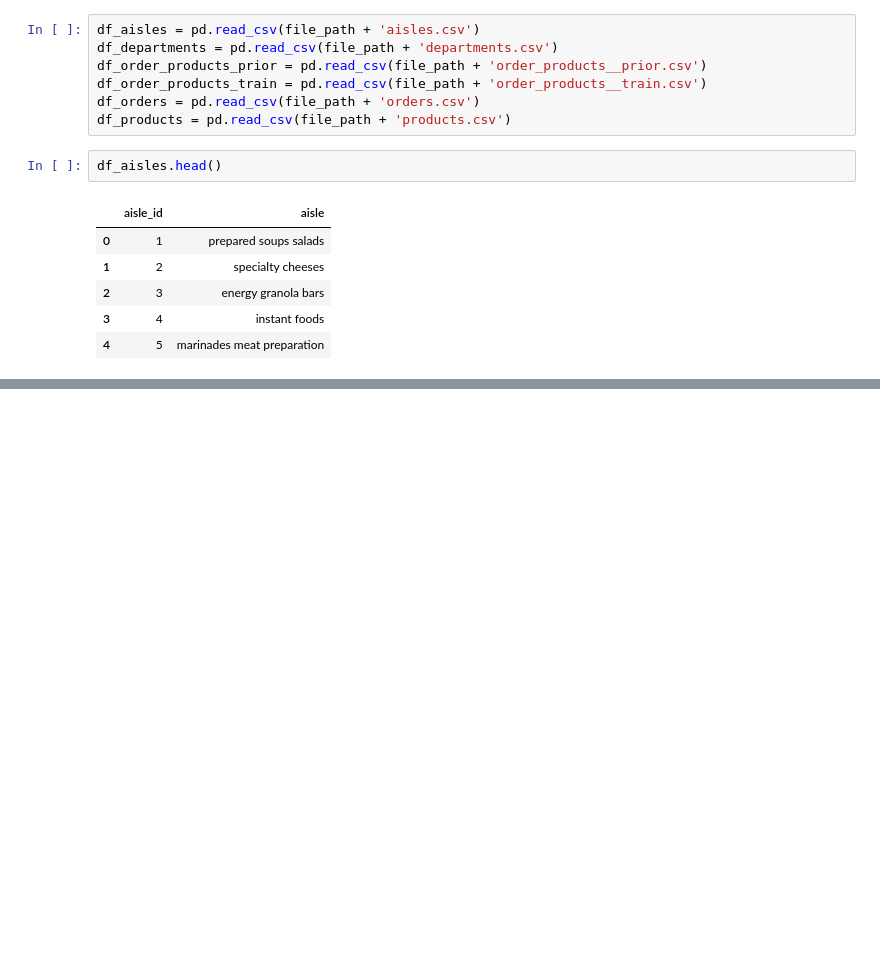
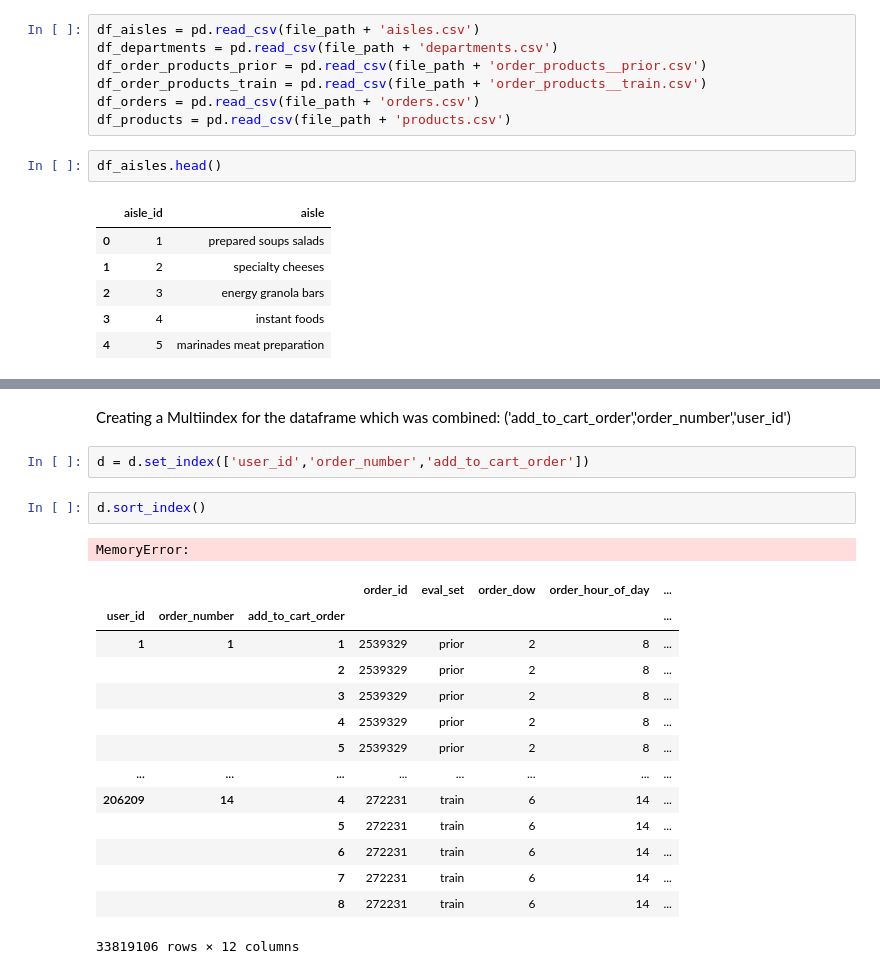
Before and after one commit to annmaryksebastian/255-Project, a Jupyter notebook: project.ipynb, the cells around one changed output, grey strips where cells are left out. Cells and saved outputs as stored; diff of their text form; blank space fills up the shorter version.

```diff
--- a/project.ipynb
+++ b/project.ipynb
@@ -32,0 +271,22 @@ df_aisles.head()
+# %% [markdown]
+Creating a Multiindex for the dataframe which was combined: ('add_to_cart_order','order_number','user_id')
+# %%
+d = d.set_index(['user_id','order_number','add_to_cart_order'])
+# %%
+d.sort_index()
+# %% [output]
+MemoryError:
+|  |  |  | order_id | eval_set | order_dow | order_hour_of_day | ... |
+| user_id | order_number | add_to_cart_order |  |  |  |  | ... |
+| 1 | 1 | 1 | 2539329 | prior | 2 | 8 | ... |
+|  |  | 2 | 2539329 | prior | 2 | 8 | ... |
+|  |  | 3 | 2539329 | prior | 2 | 8 | ... |
+|  |  | 4 | 2539329 | prior | 2 | 8 | ... |
+|  |  | 5 | 2539329 | prior | 2 | 8 | ... |
+| ... | ... | ... | ... | ... | ... | ... | ... |
+| 206209 | 14 | 4 | 272231 | train | 6 | 14 | ... |
+|  |  | 5 | 272231 | train | 6 | 14 | ... |
+|  |  | 6 | 272231 | train | 6 | 14 | ... |
+|  |  | 7 | 272231 | train | 6 | 14 | ... |
+|  |  | 8 | 272231 | train | 6 | 14 | ... |
+33819106 rows × 12 columns
```
Also changed, not shown: parts of 28 cells of this notebook.
